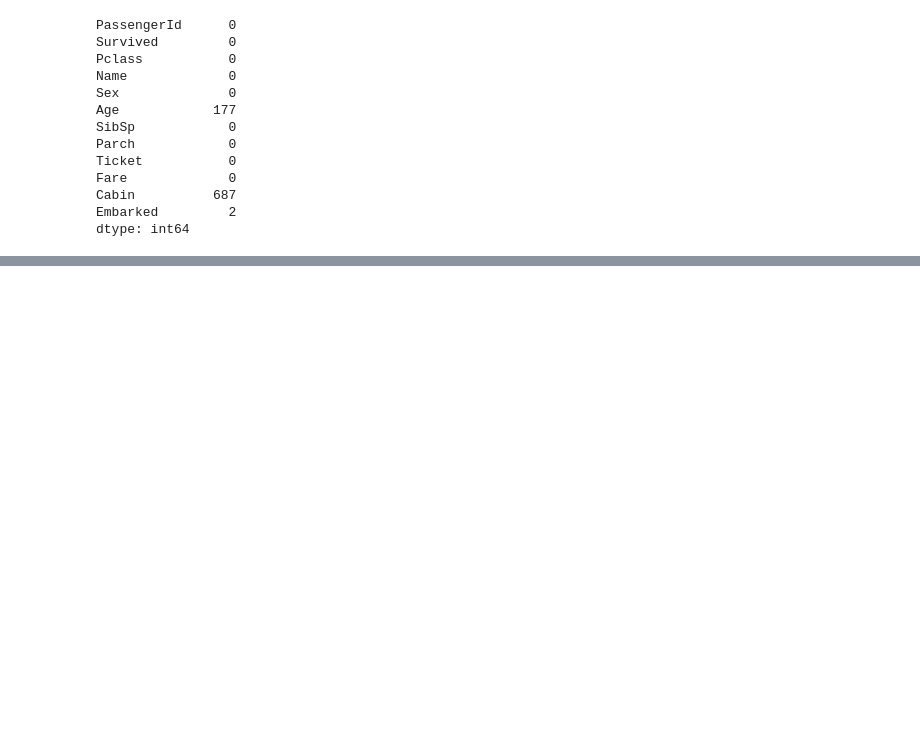
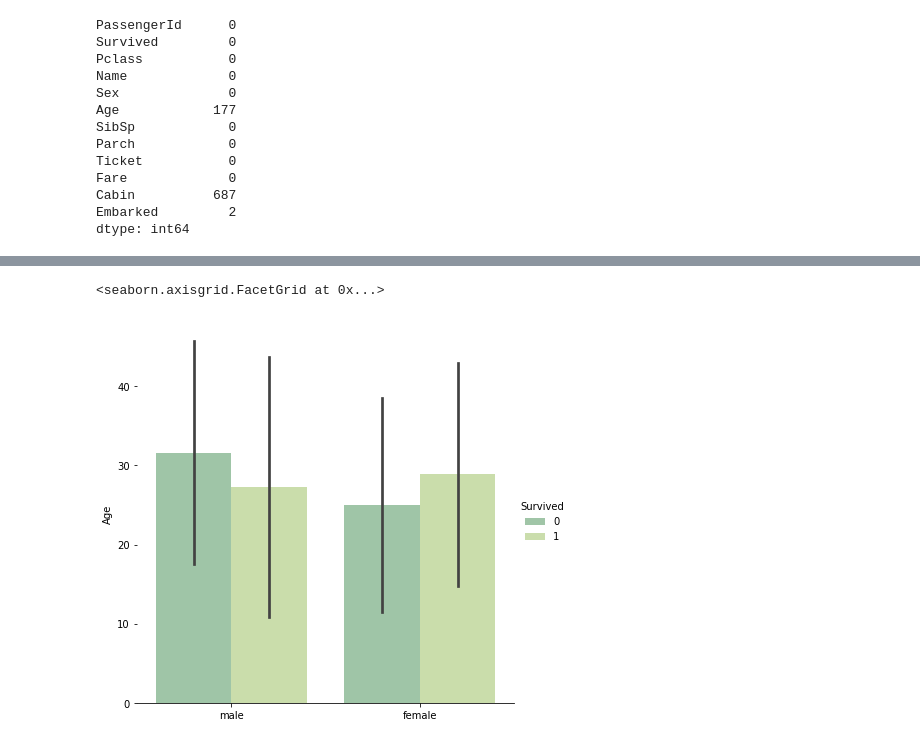
Before and after one commit to tacettinkustu/Kaggle, a Jupyter notebook: Titanic/titanic.ipynb, the cells around one changed output, grey strips where cells are left out. Drawn from its saved outputs; the diff is of its cells as text; code cells hidden in the pictures; blank space fills up the shorter version.

```diff
--- a/Titanic/titanic.ipynb
+++ b/Titanic/titanic.ipynb
@@ -137,0 +159,11 @@ df.head()
+# %%
+g = sns.catplot(
+    data=df, kind="bar",
+    x="Sex", y="Age", hue="Survived",
+    ci="sd", palette="summer", alpha=.6, height=6
+)
+g.despine(left=True)
+g.set_axis_labels("", "Age")
+# %% [output]
+<seaborn.axisgrid.FacetGrid at 0x...>
+[figure, added]
```
Also changed, not shown: parts of 26 cells of this notebook.
